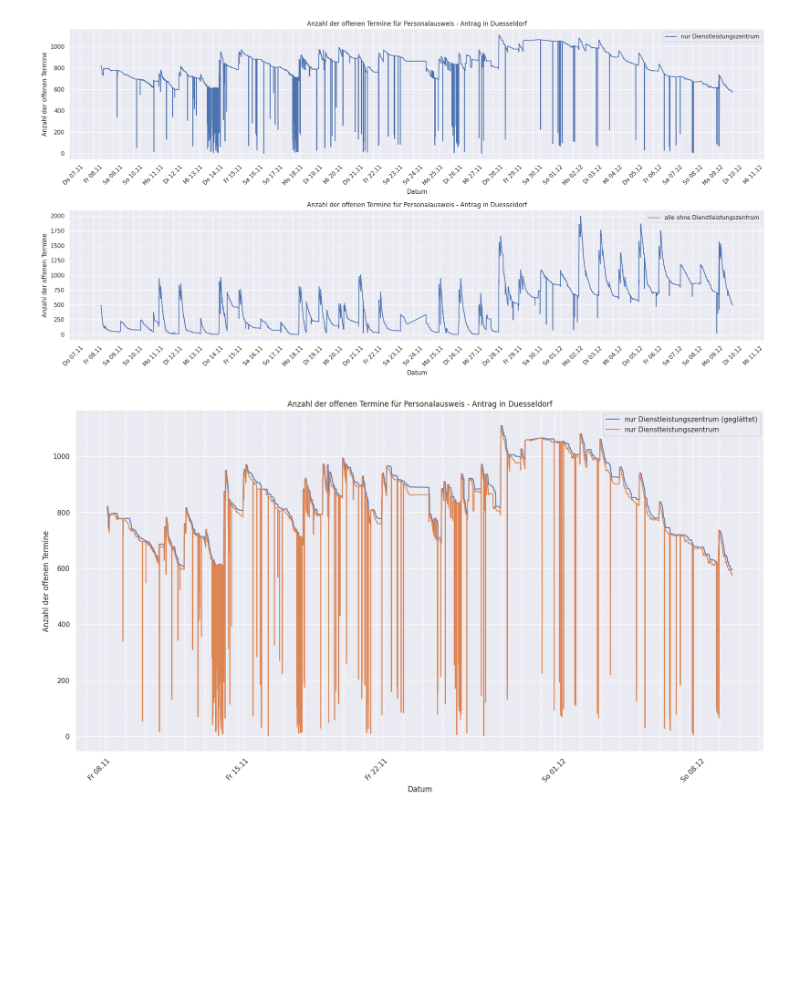
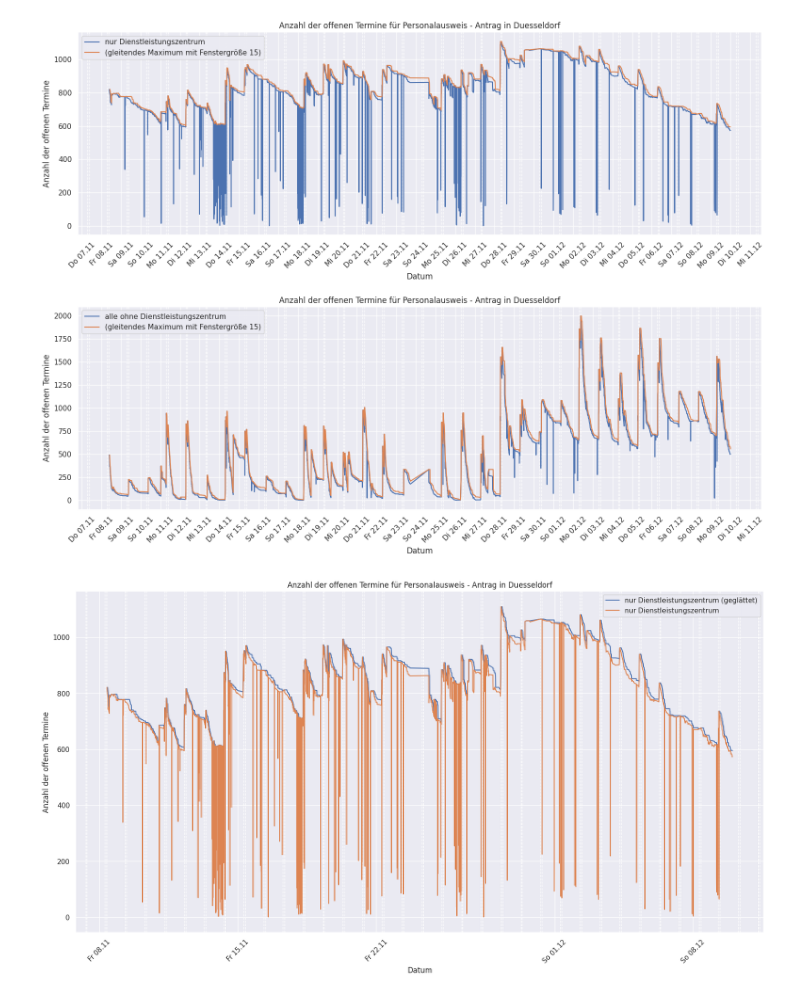
Before and after one commit to davidkempkens/appointment-scraper, a Jupyter notebook: data_analysis.ipynb, the cells around one changed output. Drawn from its saved outputs; the diff is of its cells as text; code cells hidden in the pictures; blank space fills up the shorter version.

```diff
--- a/data_analysis.ipynb
+++ b/data_analysis.ipynb
@@ -9,11 +9,16 @@ import numpy as np
 from scipy import stats
 import seaborn as sns
 
+pd.options.mode.copy_on_write = True
 # Set locale to German
 locale.setlocale(locale.LC_TIME, "de_DE.utf8")
 
 # Apply the default theme
 sns.set_theme()
+
+font = {"size": 22}
+
+plt.rc("font", **font)
 
 
 def save_data():
@@ -64,12 +66,11 @@ concern = "Personalausweis - Antrag"
 
 filtered_df = df[
     (df["concern"] == concern)
-    & (df["city"].isin(cities))
+    & (df["city"] == "Duesseldorf")
     # & (df["office"].isin(offices))
 ]
-# filtered_df.dropna(subset=["taken"], inplace=True)
 
-# remove where delta smaller than 5 min
-# filtered_df = filtered_df[filtered_df["total_delta"] > pd.Timedelta(minutes=5)]
-# filtered_df.sort_values("total_delta", inplace=True)
+filtered_df.loc[:, "is_dz"] = filtered_df.loc[:, "office"] == "Dienstleistungszentrum"
+
+without_dz = filtered_df[filtered_df["is_dz"] == False]
 # %%
@@ -181,7 +287,11 @@ for concern in concerns:
         df, city="Duesseldorf", concern=concern
     )
     count["concern"] = concern
-    sns.lineplot(data=count, x="timestamp", y="count", ax=ax, label=concern)
+
+    count["smooth"] = count["count"].rolling(window=7).max()
+
+    # sns.lineplot(data=count, x="timestamp", y="count", ax=ax, label=concern)
+    sns.lineplot(data=count, x="timestamp", y="smooth", ax=ax, label=concern)
 
 ax.xaxis.set_major_locator(mdates.DayLocator())
 ax.xaxis.set_major_formatter(mdates.DateFormatter("%a %d.%m"))
@@ -204,5 +314,5 @@ plt.show()
 # %%
-fig, axs = plt.subplots(figsize=(20, 10), nrows=2, ncols=1)
+fig, axs = plt.subplots(figsize=(16, 12), nrows=2, ncols=1)
 
 for index, variant in enumerate(["count", "smooth"]):
     for concern in ["Duesseldorf", "Dresden", "Kiel"]:
@@ -257,39 +368,50 @@ dues_nur_dz = viztool.create_time_series(
 # dues_nur_dz[dues_nur_dz["delta"] < pd.Timedelta(5, unit="m")]
 # %%
 # duesseldorf ohne Dienstleistungszenrum
-fig, axs = plt.subplots(figsize=(20, 10), nrows=2, ncols=1)
+fig, axs = plt.subplots(figsize=(16, 12), nrows=2, ncols=1)
 
 for index, data in enumerate([dues_nur_dz, dues_ohne_dz]):
-    # data['smooth'] = data['count'].rolling(window=15).max()
+
+
+    data["smooth"] = data["count"].rolling(window=15).max()
+
     sns.lineplot(
         data=data,
         x="timestamp",
         y="count",
-        # y="smooth",
         ax=axs[index],
         label=f"{'nur Dienstleistungszentrum' if index == 0 else 'alle ohne Dienstleistungszentrum'}",
     )
+
+    sns.lineplot(
+        data=data,
+        x="timestamp",
+        y="smooth",
+        ax=axs[index],
+        label=f"(gleitendes Maximum mit Fenstergröße 15)"
+    )
+
 
     axs[index].xaxis.set_major_locator(mdates.DayLocator())
     axs[index].xaxis.set_major_formatter(mdates.DateFormatter("%a %d.%m"))
     plt.setp(axs[index].xaxis.get_majorticklabels(), rotation=45)
 
     axs[index].xaxis.set_minor_locator(mdates.HourLocator(byhour=[7, 9]))
     axs[index].xaxis.grid(True, which="minor", linestyle="--")
 
     axs[index].set_title(
         "Anzahl der offenen Termine für Personalausweis - Antrag in Duesseldorf"
     )
     axs[index].set_xlabel("Datum")
     axs[index].set_ylabel("Anzahl der offenen Termine")
 
 plt.tight_layout()
 plt.savefig(
     f"bachelorarbeit/bilder/offene_termine_personalausweis_duesseldorf_mit_ohne_dz.png",
 )
 plt.show()
 # %% [output]
-[figure, old version]
+[figure, new version]
 # %%
 # duesseldorf personalausweis antrag nur DZ geglättet
 fig, ax = plt.subplots(figsize=(20, 10))
```
Also changed, not shown: parts of 11 cells of this notebook, 1 other file.
